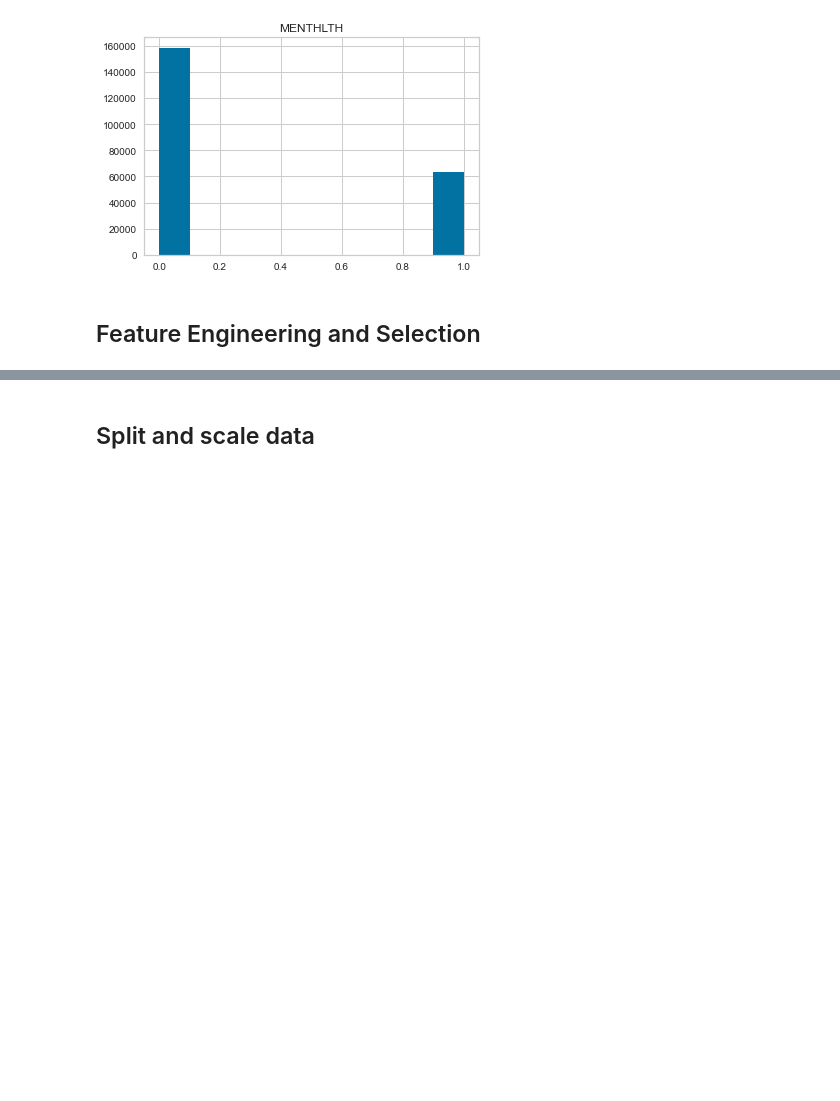
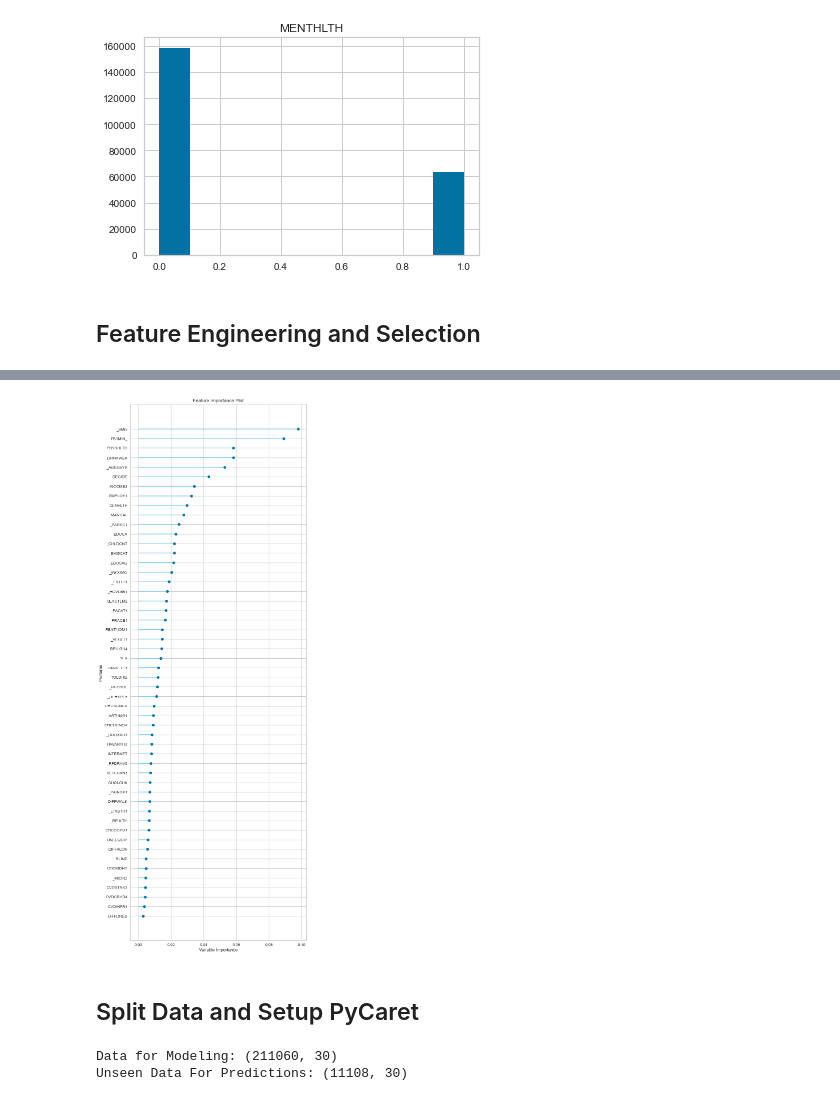
Before and after one commit to UC-Healthcare/Healthcare_Analysis, a Jupyter notebook: ML_Model_Final.ipynb, the cells around one changed output, grey strips where cells are left out. Saved outputs shown, nothing was run; the diff lists cells and outputs as text; code cells hidden in the pictures; blank space fills up the shorter version.

Commit message:
Tuned ML model and analyzed performance

```diff
--- a/ML_Model_Final.ipynb
+++ b/ML_Model_Final.ipynb
@@ -131,0 +188,4 @@ ax = sns.heatmap(health_df.corr().round(2), annot=True)
+# %%
+# Feature importance plot
+plot_model(tuned_rf, plot='feature_all')
+# %% [output]
@@ -131,0 +193 @@ ax = sns.heatmap(health_df.corr().round(2), annot=True)
+[figure, added]
@@ -132,2 +201,2 @@ ax = sns.heatmap(health_df.corr().round(2), annot=True)
 # %% [markdown]
-## Split and scale data
+## Split Data and Setup PyCaret
@@ -146,0 +203,10 @@ print('Unseen Data For Predictions: ' + str(data_unseen.shape))
+# %%
+# Separate data into training and testing sets
+data = fs_health_df.sample(frac=0.95, random_state=0).reset_index(drop=True)
+data_unseen = fs_health_df.drop(data.index).reset_index(drop=True)
+
+print('Data for Modeling: ' + str(data.shape))
+print('Unseen Data For Predictions: ' + str(data_unseen.shape))
+# %% [output]
+Data for Modeling: (211060, 30)
+Unseen Data For Predictions: (11108, 30)
```
Also changed, not shown: parts of 26 cells of this notebook, 1 other file.
